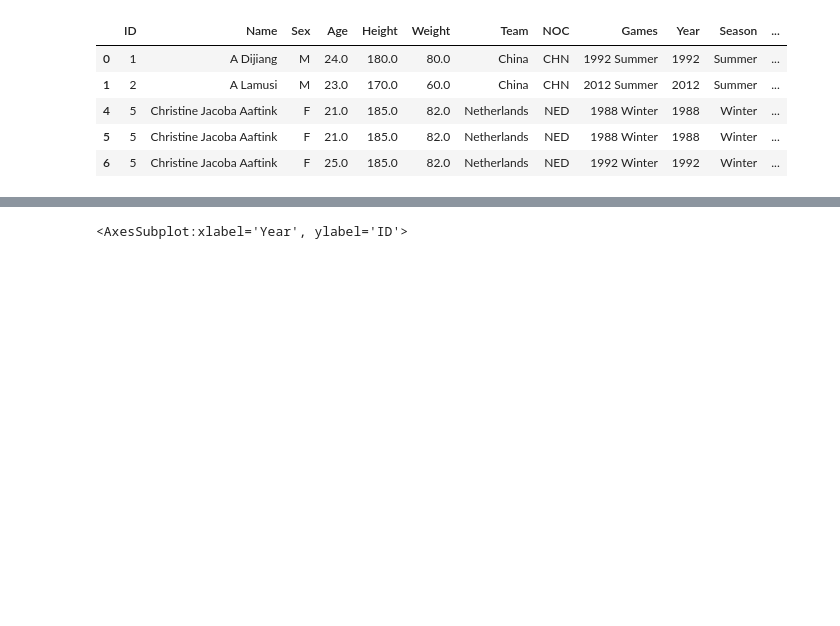
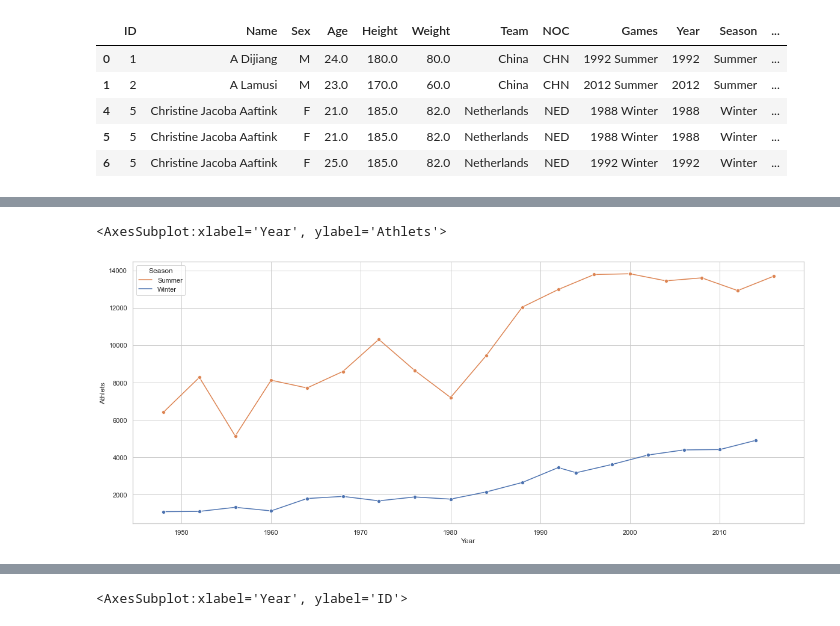
Before and after one commit to tiginamaria/ITMO_DATAVIS, a Jupyter notebook: analysis/data_analysis.ipynb, the cells around one changed output, grey strips where cells are left out. Cells and saved outputs as stored; diff of their text form; code cells hidden in the pictures; blank space fills up the shorter version.

```diff
--- a/analysis/data_analysis.ipynb
+++ b/analysis/data_analysis.ipynb
@@ -43,3 +45,15 @@ df_nocs.head(5)
 | 2 | ALB | Albania | NaN |
 | 3 | ALG | Algeria | NaN |
 | 4 | AND | Andorra | NaN |
+# %%
+def medals_by_games(df_athletes: pd.DataFrame) -> pd.Series:
+    stats = {'Athlets': df_athletes.shape[0],
+             'Medals': df_athletes.dropna(subset=['Medal']).shape[0],
+             'Gold': df_athletes[df_athletes['Medal'] == 'Gold'].shape[0],
+             'Silver': df_athletes[df_athletes['Medal'] == 'Silver'].shape[0],
+             'Bronze': df_athletes[df_athletes['Medal'] == 'Bronze'].shape[0],
+            }
+    return pd.Series(stats)
+# %%
+df_medals_by_games = df_athletes.groupby(['Year', 'Season']).apply(medals_by_games).reset_index()
+df_medals_by_games.head(5)
@@ -45,0 +67,5 @@ df_nocs.head(5)
+# %%
+sns.lineplot(data=df_medals_by_games, x='Year', y='Athlets', hue='Season', marker='o', palette=season_colors)
+# %% [output]
+<AxesSubplot:xlabel='Year', ylabel='Athlets'>
+[figure, added]
```
Also changed, not shown: parts of 22 cells of this notebook, 2 other files.
